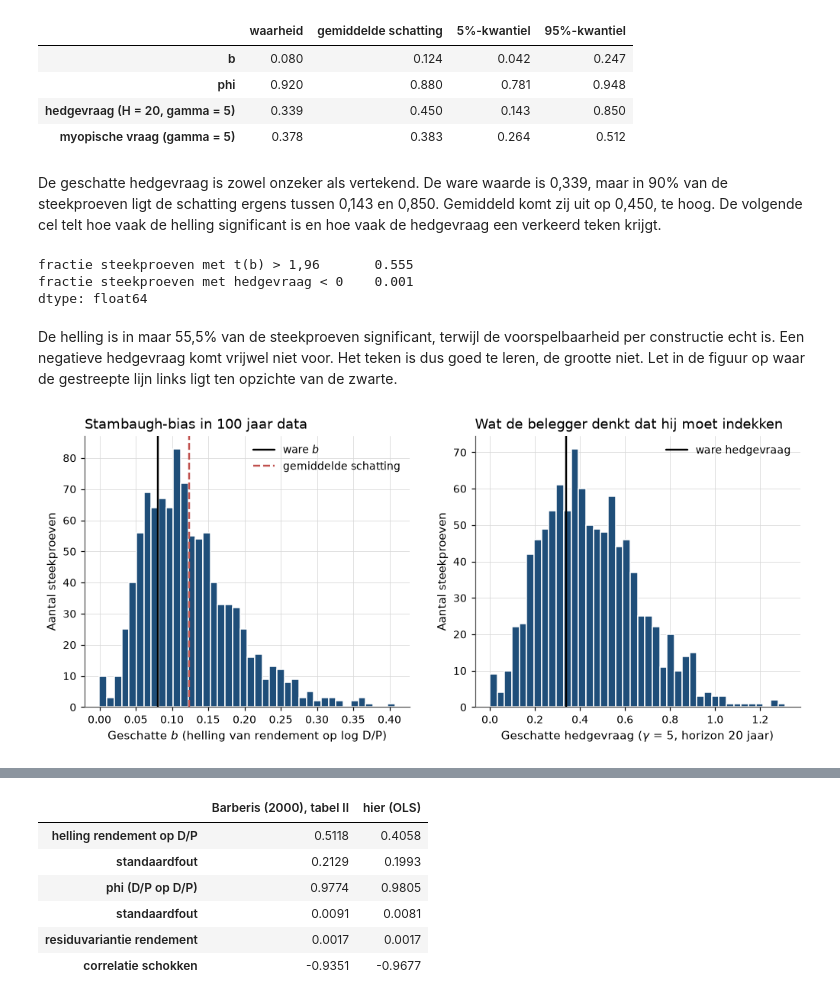
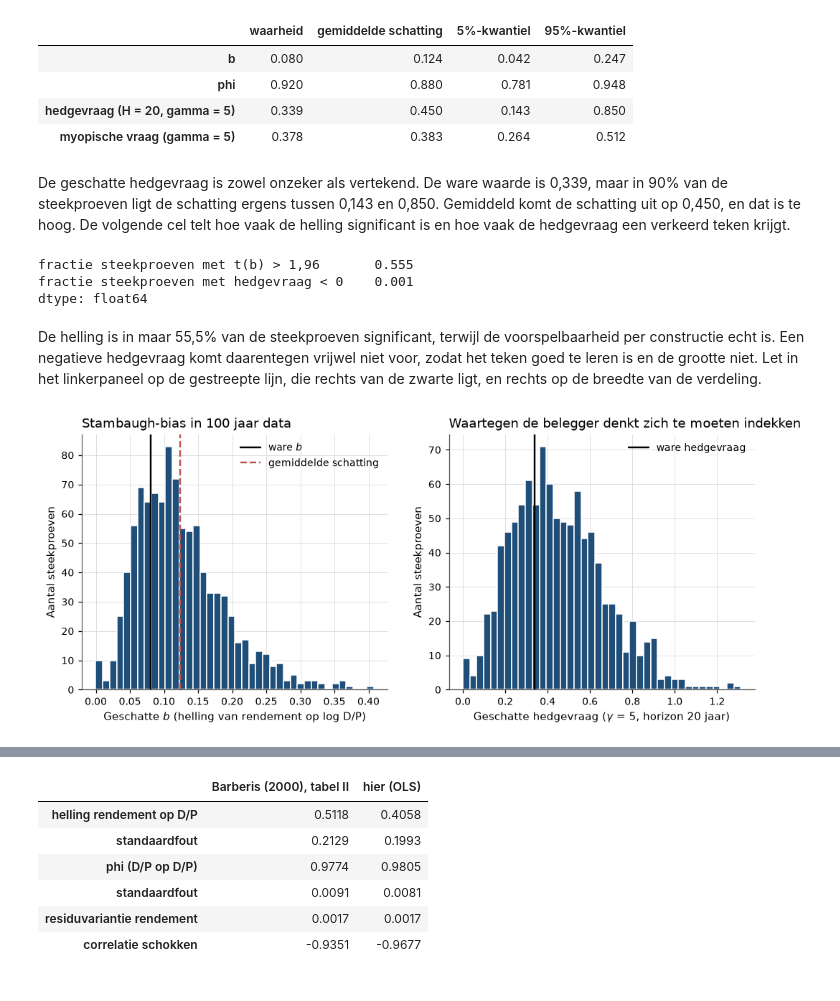
Before and after one commit to MaartenN14/history-asset-pricing, a Jupyter notebook: lectures/03_10_merton_icapm.ipynb, the cells around one changed output, grey strips where cells are left out. Drawn from its saved outputs; the diff is of its cells as text; code cells hidden in the pictures.

```diff
--- a/lectures/03_10_merton_icapm.ipynb
+++ b/lectures/03_10_merton_icapm.ipynb
@@ -942,8 +963,9 @@ pd.DataFrame(
 | myopische vraag (gamma = 5) | 0.378 | 0.383 | 0.264 | 0.512 |
 # %% [markdown]
 De geschatte hedgevraag is zowel onzeker als vertekend. De ware waarde is 0,339,
-maar in 90% van de steekproeven ligt de schatting ergens tussen 0,143 en 0,850.
-Gemiddeld komt zij uit op 0,450, te hoog. De volgende cel telt hoe vaak de helling
+maar in 90% van de steekproeven ligt de schatting ergens tussen 0,143 en 0,850. Gemiddeld
+komt de schatting uit op 0,450, en dat is te hoog. De volgende cel telt hoe vaak de
+helling
 significant is en hoe vaak de hedgevraag een verkeerd teken krijgt.
 # %%
 pd.Series({
@@ -956,28 +978,29 @@ fractie steekproeven met hedgevraag < 0    0.001
 dtype: float64
 # %% [markdown]
 De helling is in maar 55,5% van de steekproeven significant, terwijl de
-voorspelbaarheid per constructie echt is. Een negatieve hedgevraag komt vrijwel
-niet voor. Het teken is dus goed te leren, de grootte niet. Let in de figuur op
-waar de gestreepte lijn links ligt ten opzichte van de zwarte.
+voorspelbaarheid per constructie echt is. Een negatieve hedgevraag komt daarentegen
+vrijwel niet voor, zodat het teken goed te leren is en de grootte niet. Let in het
+linkerpaneel op de gestreepte lijn, die rechts van de zwarte ligt, en rechts op de
+breedte van de verdeling.
 # %%
 fig, axes = plt.subplots(1, 2, figsize=(11, 4.2))
 axes[0].hist(est["b"], bins=40, edgecolor="white")
 axes[0].axvline(p["b"], color="black", lw=1.6, label="ware $b$")
 axes[0].axvline(est["b"].mean(), color=hap.plotting.COLORS[1], ls="--", lw=1.6,
                 label="gemiddelde schatting")
 axes[0].set_xlabel("Geschatte $b$ (helling van rendement op log D/P)")
 axes[0].set_ylabel("Aantal steekproeven")
 axes[0].set_title("Stambaugh-bias in 100 jaar data")
 axes[0].legend()
 axes[1].hist(hedge_hat[0], bins=40, edgecolor="white")
 axes[1].axvline(float(hedge_true[0]), color="black", lw=1.6, label="ware hedgevraag")
 axes[1].set_xlabel("Geschatte hedgevraag ($\\gamma$ = 5, horizon 20 jaar)")
 axes[1].set_ylabel("Aantal steekproeven")
-axes[1].set_title("Wat de belegger denkt dat hij moet indekken")
+axes[1].set_title("Waartegen de belegger denkt zich te moeten indekken")
 axes[1].legend()
 plt.show()
 # %% [output]
-[figure, old version]
+[figure, new version]
 # %% [markdown]
 :::{figure} #cel-merton-icapm-steekproef
 :label: fig-merton-icapm-steekproef
```
Also changed, not shown: parts of 24 cells of this notebook, 4 other files.
